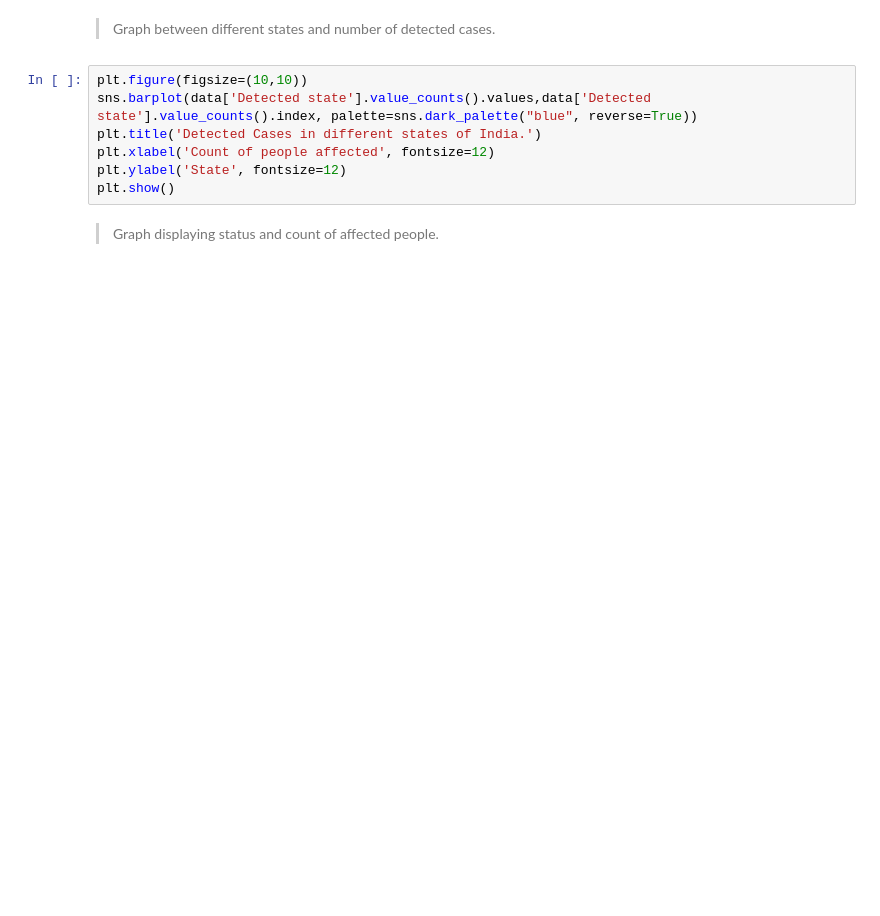
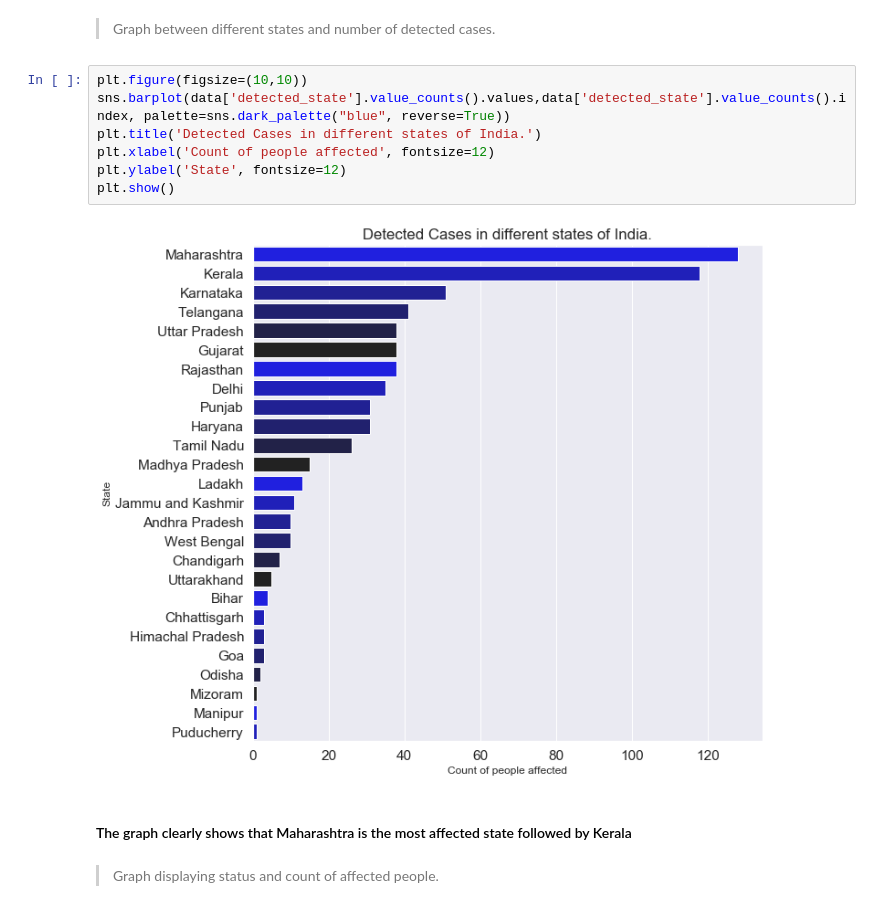
Before and after one commit to samacker77/COVID19-India-Analysis, a Jupyter notebook: src/notebook.ipynb, the cells around one changed output. Cells and saved outputs as stored; diff of their text form; blank space fills up the shorter version.

```diff
--- a/src/notebook.ipynb
+++ b/src/notebook.ipynb
@@ -106,11 +259,15 @@ plt.show()
 > Graph between different states and number of detected cases.
 # %%
 plt.figure(figsize=(10,10))
-sns.barplot(data['Detected state'].value_counts().values,data['Detected state'].value_counts().index, palette=sns.dark_palette("blue", reverse=True))
+sns.barplot(data['detected_state'].value_counts().values,data['detected_state'].value_counts().index, palette=sns.dark_palette("blue", reverse=True))
 plt.title('Detected Cases in different states of India.')
 plt.xlabel('Count of people affected', fontsize=12)
 plt.ylabel('State', fontsize=12)
 plt.show()
+# %% [output]
+[figure, added]
+# %% [markdown]
+#### The graph clearly shows that Maharashtra is the most affected state followed by Kerala
 # %% [markdown]
 > Graph displaying status and count of affected people.
 # %%
```
Also changed, not shown: parts of 61 cells of this notebook.
